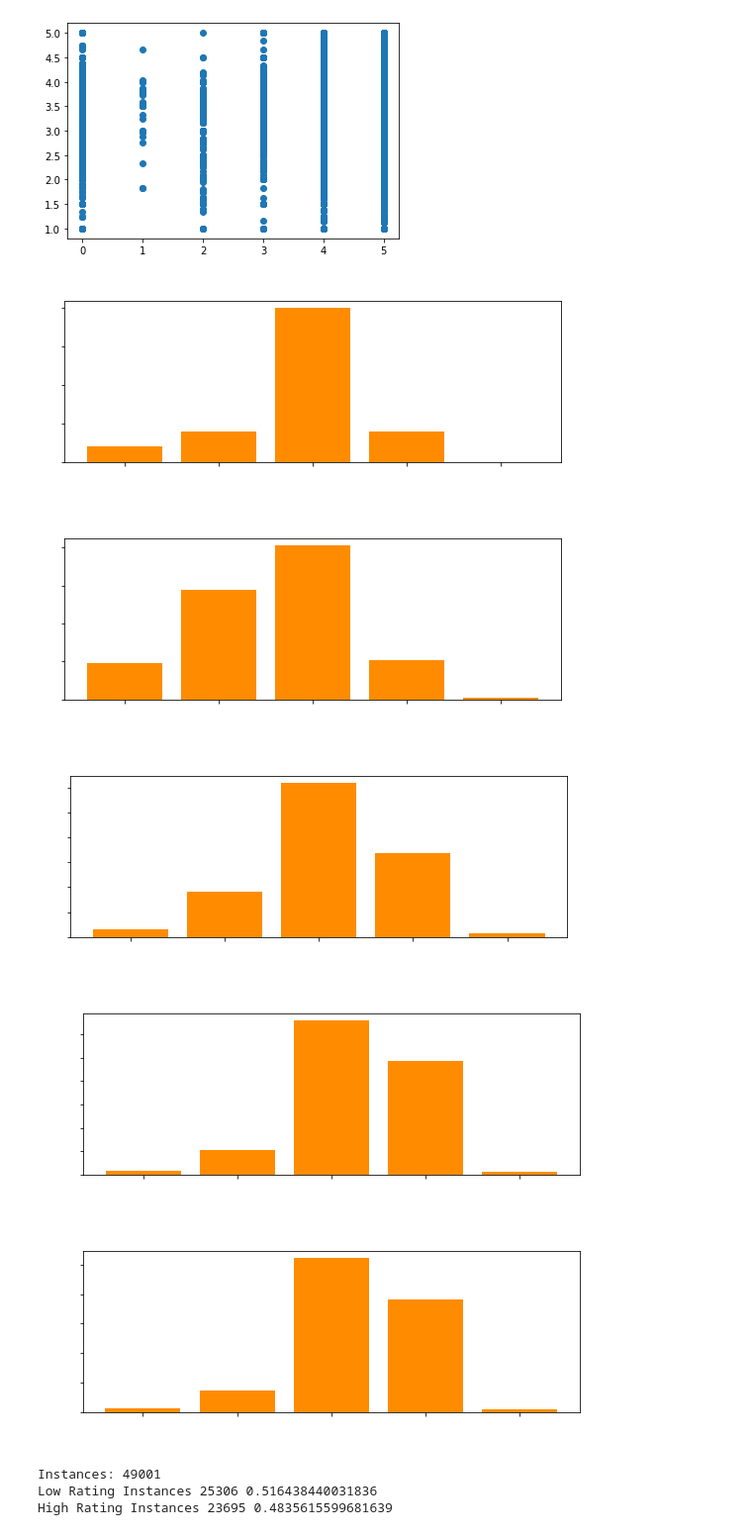
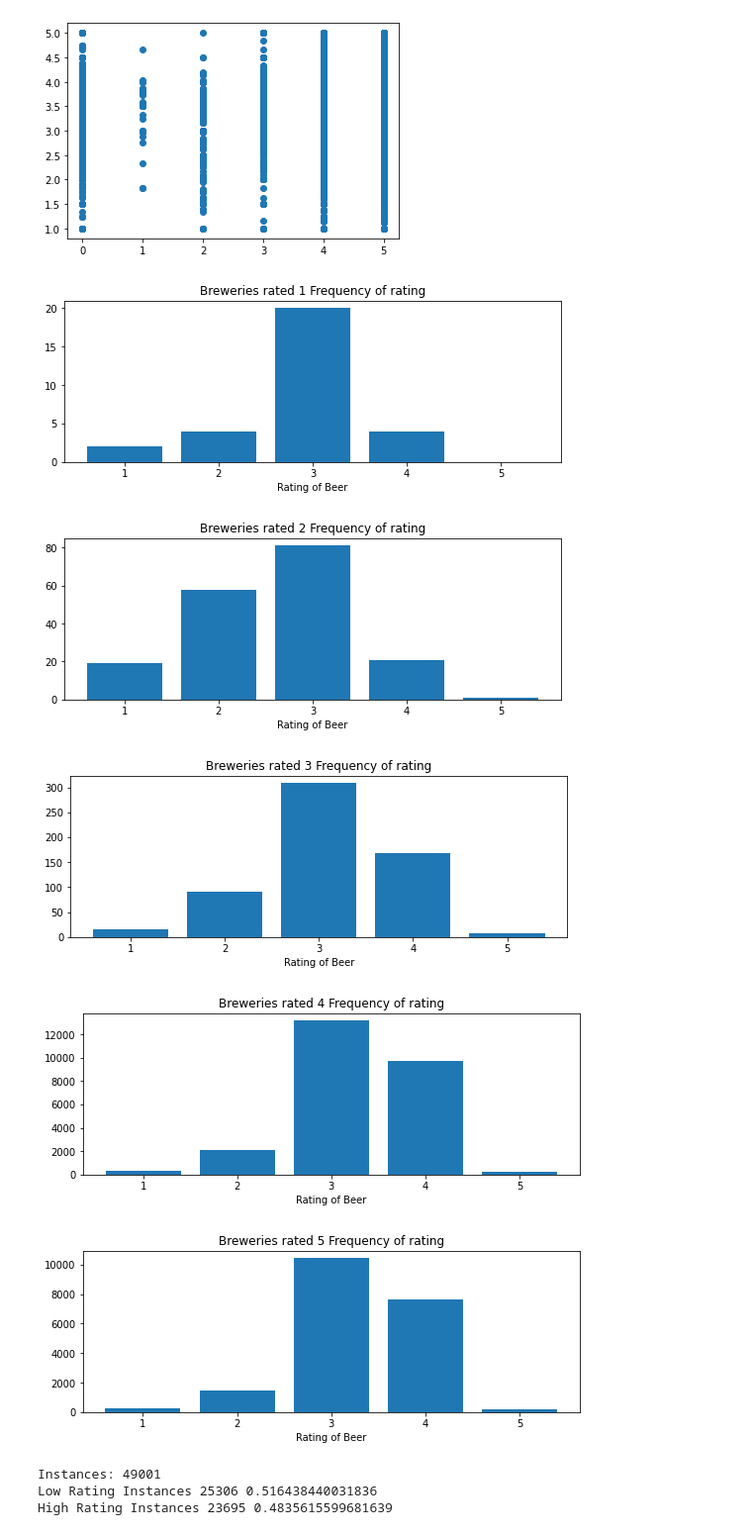
Before and after one commit to GoneSahlin/CPSC322-Final-Project, a Jupyter notebook: exploratory_data_analysis.ipynb, the cells around one changed output. Shown at 99% size. Saved outputs shown, nothing was run; the diff lists cells and outputs as text; code cells hidden in the pictures.

```diff
--- a/exploratory_data_analysis.ipynb
+++ b/exploratory_data_analysis.ipynb
@@ -109,35 +109,35 @@ plt.show()
 # %%
 mt.load_from_file("Data/joined_data_ints.csv")
 rating = []
 brew_rating =[]
 which_brews = [1,2,3,4,5]
 
 for brew in which_brews:
     rating = []
     brew_rating =[]
     for col in mt.data:
         brew_rating.append(col [-2])
         rating.append(col[-4])
     other = [0,0,0,0,0]
     for i,val in enumerate(brew_rating):
         if val == brew:
             other[int(rating[i])-1] +=1
     xlabels = [1,2,3,4,5]
     plt.figure(figsize=(9,3))
-    plt.bar(xlabels, other,color='darkorange')
-    plt.xticks(color='w')
-    plt.yticks(color = 'w')
-    plt.title("Breweries rated " + str(brew) + " Frequency of rating",color ='w')
-    plt.savefig('Other/brewFreq'+ str(brew)+'.png',dpi= 300,bbox_inches = 'tight')
-    plt.xlabel("Rating of Beer",color='w')
+    plt.bar(xlabels, other)#,color='darkorange')
+    # plt.xticks(color='w')
+    # plt.yticks(color = 'w')
+    plt.title("Breweries rated " + str(brew) + " Frequency of rating")#,color ='w')
+    #plt.savefig('Other/brewFreq'+ str(brew)+'.png',dpi= 300,bbox_inches = 'tight')
+    plt.xlabel("Rating of Beer")#,color='w')
 
     plt.show()
 # %% [output]
-[figure, old version]
+[figure, new version]
-[figure, old version]
+[figure, new version]
-[figure, old version]
+[figure, new version]
-[figure, old version]
+[figure, new version]
-[figure, old version]
+[figure, new version]
 # %%
 hi = 0
 low =0
```
Also changed, not shown: parts of 9 cells of this notebook, 21 other files.
